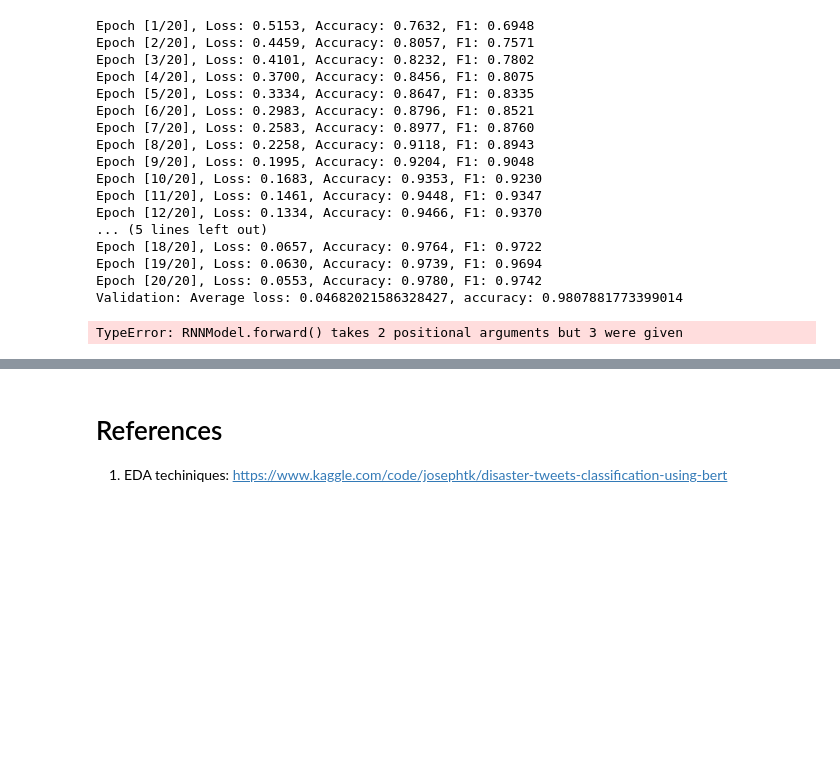
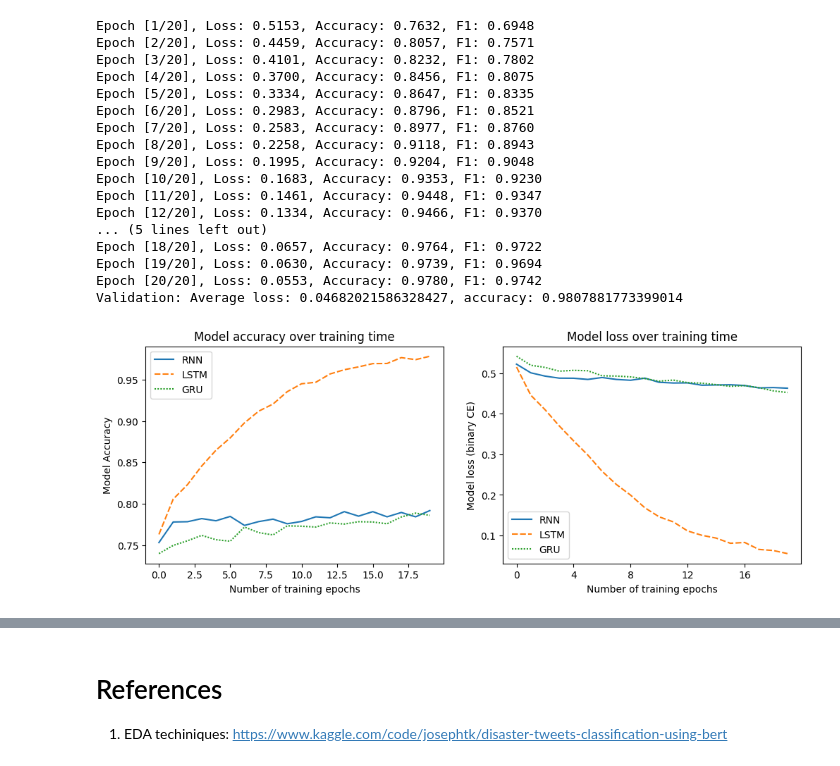
Before and after one commit to gbangban/text-nlp, a Jupyter notebook: notebook.ipynb, the cells around one changed output, grey strips where cells are left out. Saved outputs shown, nothing was run; the diff lists cells and outputs as text; code cells hidden in the pictures; blank space fills up the shorter version.

```diff
--- a/notebook.ipynb
+++ b/notebook.ipynb
@@ -672,7 +749,7 @@ def train(model):
 
         for texts, labels, lengths in train_loader:
             texts = texts.to(device)
-            lengths = lengths.to(lengths)
+            lengths = lengths.to(device)
             labels = labels.unsqueeze(1).to(device)
 
             optimizer.zero_grad()
@@ -742,9 +864,3 @@ Epoch [18/20], Loss: 0.0657, Accuracy: 0.9764, F1: 0.9722
 Epoch [19/20], Loss: 0.0630, Accuracy: 0.9739, F1: 0.9694
 Epoch [20/20], Loss: 0.0553, Accuracy: 0.9780, F1: 0.9742
 Validation: Average loss: 0.04682021586328427, accuracy: 0.9807881773399014
-# %%
-rnn_model = RNNModel(vocab_size, embedding_dim, hidden_dim, num_layers, dropout=dropout).to(device)
-rnn_training_loss, rnn_training_acc = train(rnn_model)
-rnn_valid_acc = validate(rnn_model)
-# %% [output]
-TypeError: RNNModel.forward() takes 2 positional arguments but 3 were given
@@ -756,3 +867,33 @@ TypeError: RNNModel.forward() takes 2 positional arguments but 3 were given
+# %%
+# Visualizing Acc + Loss across models...
+model_acc = {
+    'RNN': rnn_training_acc,
+    'LSTM': lstm_training_acc,
+    'GRU': gru_training_acc
+}
+plt.figure(figsize=(12, 4))
+
+plt.subplot(1, 2, 1)
+sns.lineplot(model_acc)
+plt.title("Model accuracy over training time")
+plt.ylabel("Model Accuracy")
+plt.xlabel("Number of training epochs")
+
+model_loss = {
+    'RNN': rnn_training_loss,
+    'LSTM': lstm_training_loss,
+    'GRU': gru_training_loss
+}
+plt.subplot(1, 2, 2)
+sns.lineplot(model_loss)
+plt.title("Model loss over training time")
+plt.ylabel("Model loss (binary CE)")
+plt.xlabel("Number of training epochs")
+
+plt.xticks(range(0,num_epochs,4))
+plt.show()
+# %% [output]
+[figure, added]
 # %%
 class TestDataset(Dataset):
     def __init__(self, dataframe, preprocessor, embedding_matrix=embedding_matrix):
```
Also changed, not shown: parts of 8 cells of this notebook.
